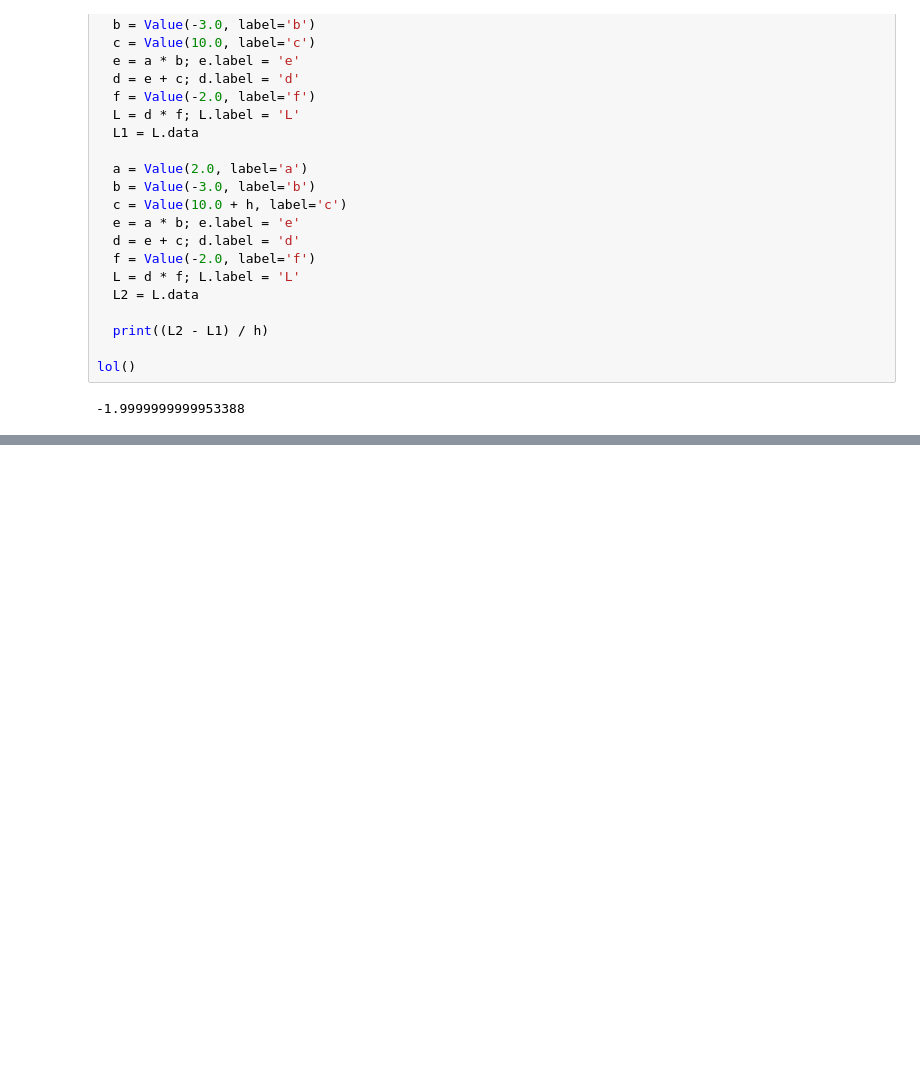
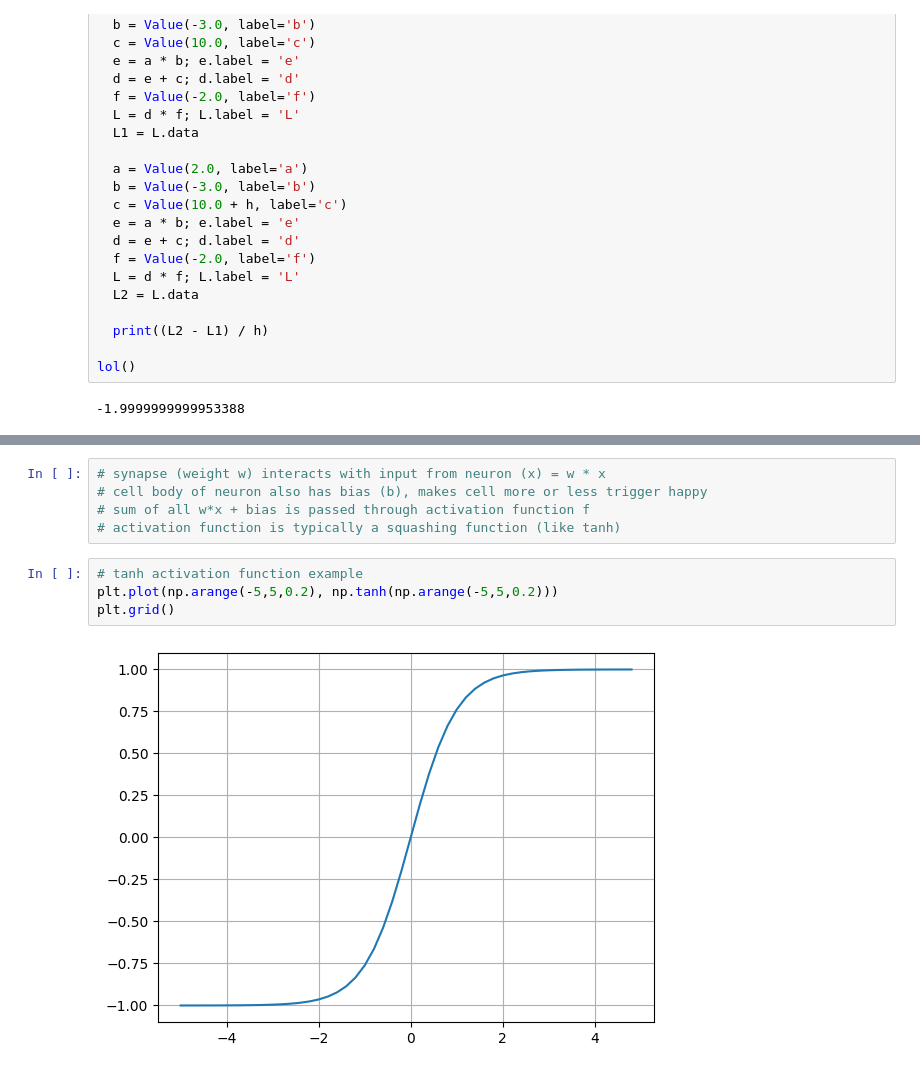
Before and after one commit to Synthereal/micrograd-from-scratch, a Jupyter notebook: notebooks/micrograd_notebook.ipynb, the cells around one changed output, grey strips where cells are left out. Saved outputs shown, nothing was run; the diff lists cells and outputs as text; blank space fills up the shorter version.

Commit message:
neural network visualization

```diff
--- a/notebooks/micrograd_notebook.ipynb
+++ b/notebooks/micrograd_notebook.ipynb
@@ -260,0 +287,11 @@ lol()
+# %%
+# synapse (weight w) interacts with input from neuron (x) = w * x
+# cell body of neuron also has bias (b), makes cell more or less trigger happy
+# sum of all w*x + bias is passed through activation function f
+# activation function is typically a squashing function (like tanh)
+# %%
+# tanh activation function example
+plt.plot(np.arange(-5,5,0.2), np.tanh(np.arange(-5,5,0.2)))
+plt.grid()
+# %% [output]
+[figure, added]
```
Also changed, not shown: parts of 9 cells of this notebook.
